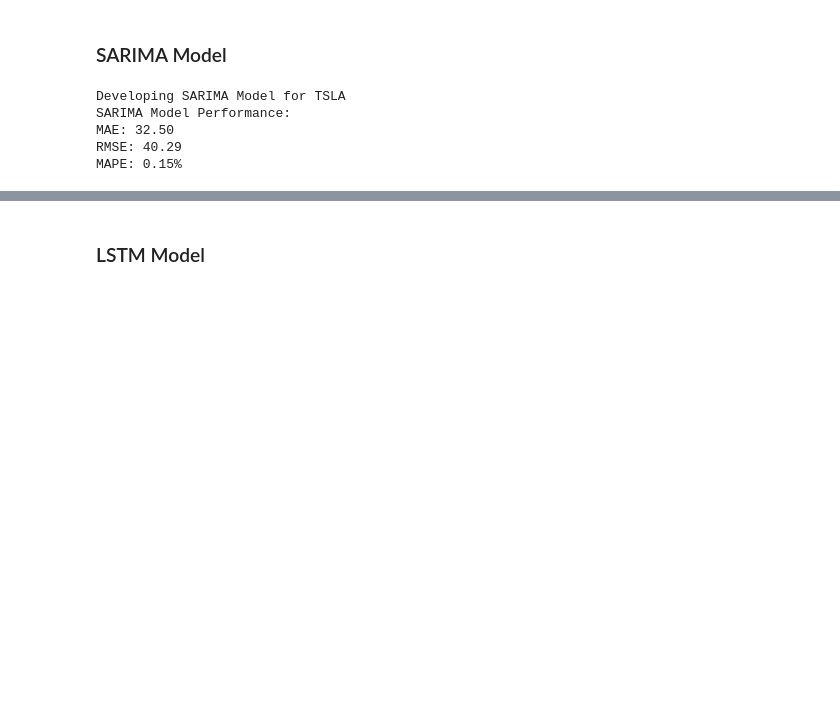
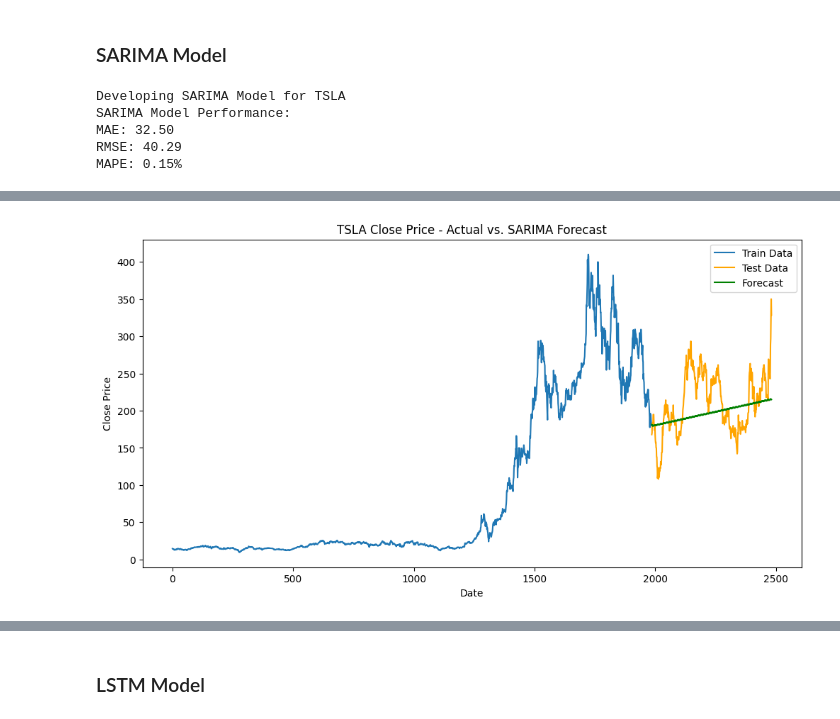
Before and after one commit to OL-YAD/portfolio-optimization-forecasting, a Jupyter notebook: notebooks/TSLA_time_series_forecasting.ipynb, the cells around one changed output, grey strips where cells are left out. Cells and saved outputs as stored; diff of their text form; code cells hidden in the pictures; blank space fills up the shorter version.

Commit message:
plots for SARIMA model added

```diff
--- a/notebooks/TSLA_time_series_forecasting.ipynb
+++ b/notebooks/TSLA_time_series_forecasting.ipynb
@@ -106,0 +124,12 @@ MAPE: 0.15%
+# %%
+plt.figure(figsize=(12, 6))
+plt.plot(df_TSLA_train['Close'], label='Train Data')
+plt.plot(df_TSLA_test['Close'], label='Test Data', color='orange')
+plt.plot(df_TSLA_test.index, sarima_forecast, label='Forecast', color='green')
+plt.title("TSLA Close Price - Actual vs. SARIMA Forecast")
+plt.xlabel("Date")
+plt.ylabel("Close Price")
+plt.legend()
+plt.show()
+# %% [output]
+[figure, added]
```
Also changed, not shown: parts of 3 cells of this notebook.
